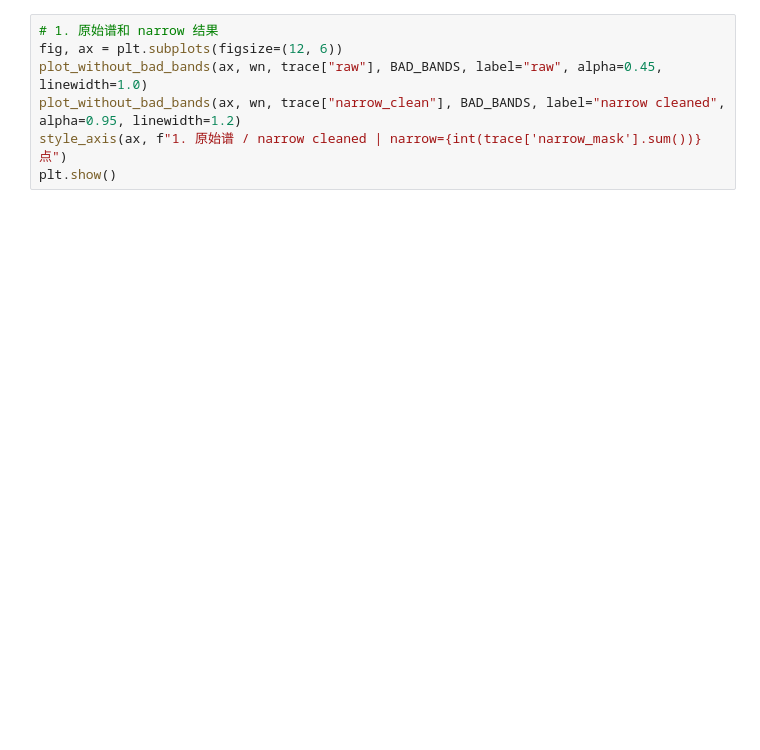
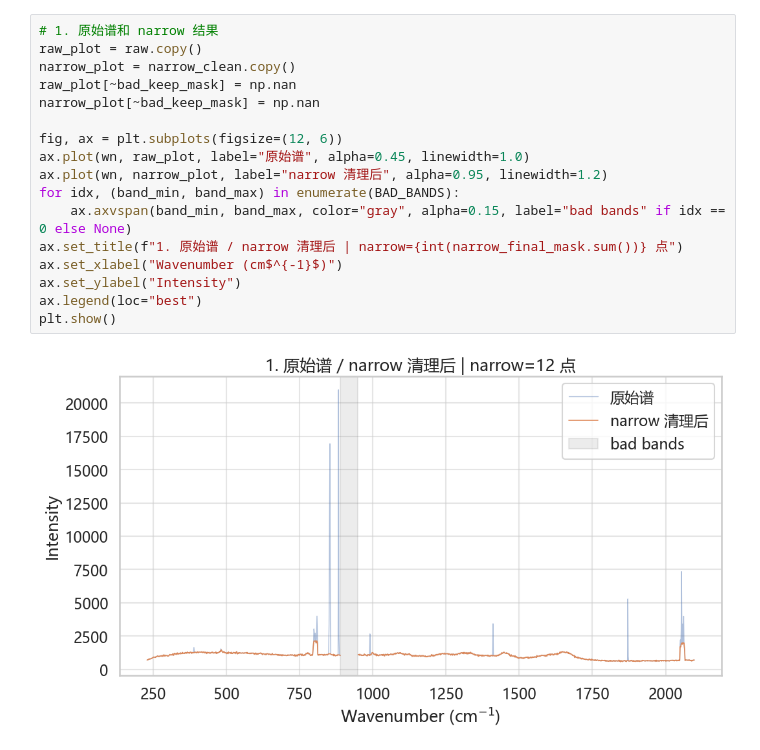
Before and after one commit to YaoHui-Wu06022/Bacterial-Raman-Spectroscopy-Classification, a Jupyter notebook: notebooks/Cosmic_Ray_Removal.ipynb, the cells around one changed output. Saved outputs shown, nothing was run; the diff lists cells and outputs as text; blank space fills up the shorter version.

Commit message:
Refine Raman cleanup and audit workflow

```diff
--- a/notebooks/Cosmic_Ray_Removal.ipynb
+++ b/notebooks/Cosmic_Ray_Removal.ipynb
@@ -291,9 +182,21 @@ print(f"final 总替换点数: {final_stats.total}")
 # %%
 # 1. 原始谱和 narrow 结果
+raw_plot = raw.copy()
+narrow_plot = narrow_clean.copy()
+raw_plot[~bad_keep_mask] = np.nan
+narrow_plot[~bad_keep_mask] = np.nan
+
 fig, ax = plt.subplots(figsize=(12, 6))
-plot_without_bad_bands(ax, wn, trace["raw"], BAD_BANDS, label="raw", alpha=0.45, linewidth=1.0)
-plot_without_bad_bands(ax, wn, trace["narrow_clean"], BAD_BANDS, label="narrow cleaned", alpha=0.95, linewidth=1.2)
-style_axis(ax, f"1. 原始谱 / narrow cleaned | narrow={int(trace['narrow_mask'].sum())} 点")
+ax.plot(wn, raw_plot, label="原始谱", alpha=0.45, linewidth=1.0)
+ax.plot(wn, narrow_plot, label="narrow 清理后", alpha=0.95, linewidth=1.2)
+for idx, (band_min, band_max) in enumerate(BAD_BANDS):
+    ax.axvspan(band_min, band_max, color="gray", alpha=0.15, label="bad bands" if idx == 0 else None)
+ax.set_title(f"1. 原始谱 / narrow 清理后 | narrow={int(narrow_final_mask.sum())} 点")
+ax.set_xlabel("Wavenumber (cm$^{-1}$)")
+ax.set_ylabel("Intensity")
+ax.legend(loc="best")
 plt.show()
+# %% [output]
+[figure, added]
 # %%
 # 2. narrow 结果和 narrow + peak 结果
```
Also changed, not shown: parts of 6 cells of this notebook, 15 other files.
